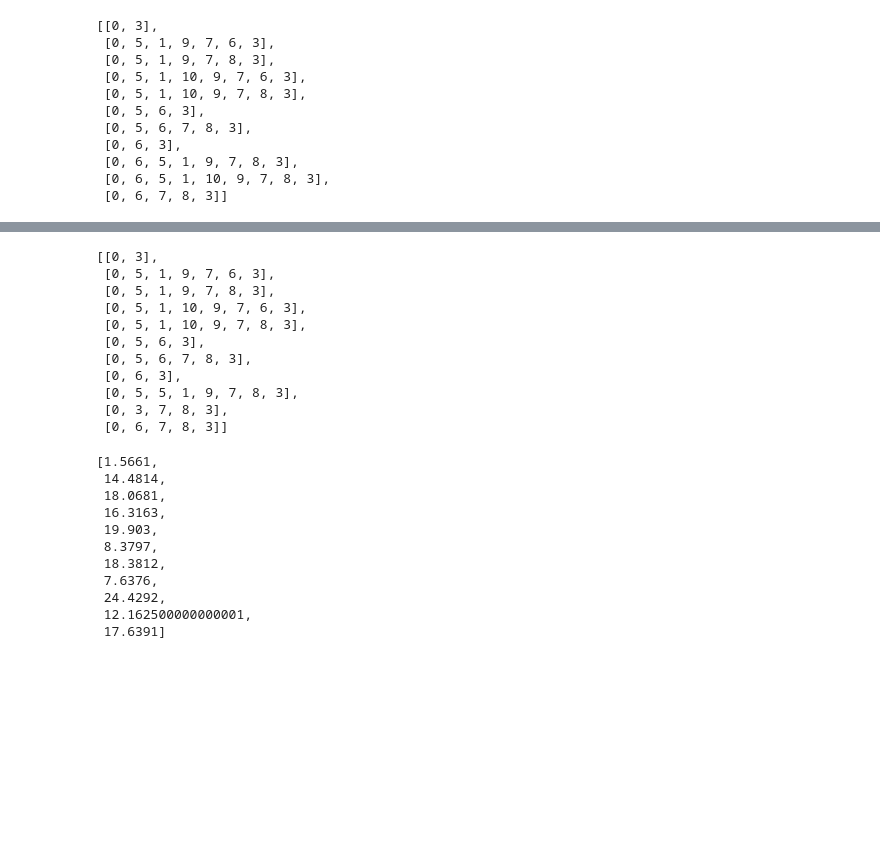
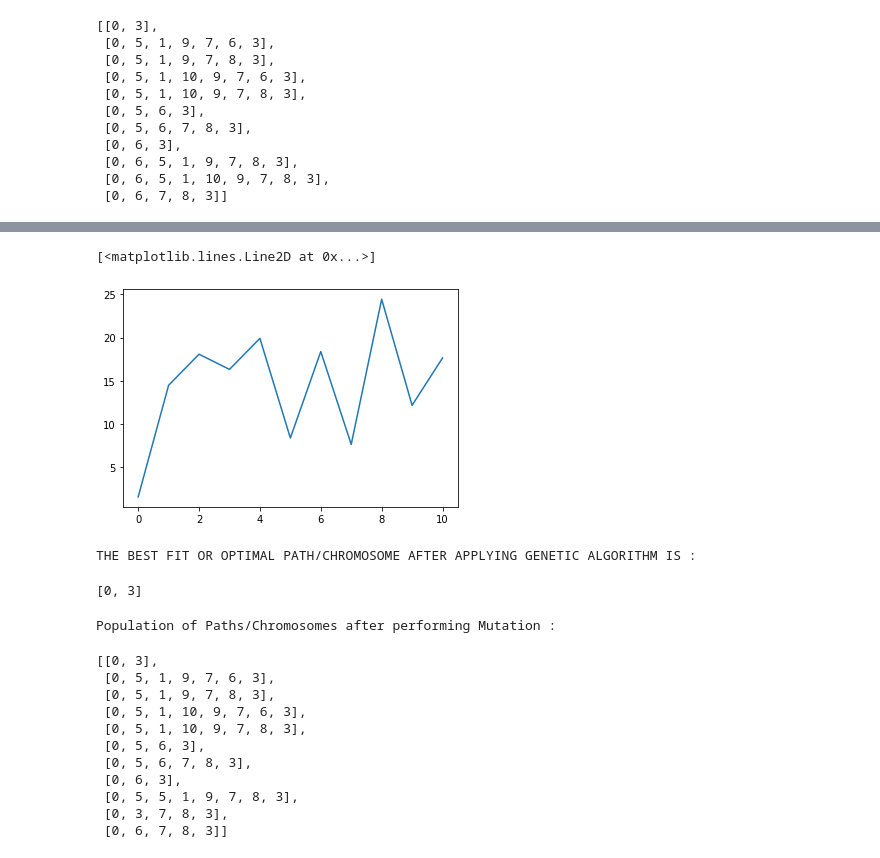
Before and after one commit to Muneebdw/IntelligentTransportationSystem, a Jupyter notebook: main.ipynb, the cells around one changed output, grey strips where cells are left out. Cells and saved outputs as stored; diff of their text form; code cells hidden in the pictures; blank space fills up the shorter version.

```diff
--- a/main.ipynb
+++ b/main.ipynb
@@ -434,32 +454,39 @@ print(child1_list)
+# %%
+#Graph of Fitness Values of Chromosomes  after Genetic Algorithm :
+plt.plot(fitness_list)
+# %% [output]
+[<matplotlib.lines.Line2D at 0x...>]
+[figure, added]
+# %%
+min_fitness_value = min(fitness_list)
+min_index_of_fintess = fitness_list.index(min_fitness_value)
+
+print("THE BEST FIT OR OPTIMAL PATH/CHROMOSOME AFTER APPLYING GENETIC ALGORITHM IS :")
+distancegraph.paths[min_index_of_fintess]
+# %% [output]
+THE BEST FIT OR OPTIMAL PATH/CHROMOSOME AFTER APPLYING GENETIC ALGORITHM IS :
+[0, 3]
 # %%
+#PERFORMING MUTATION :
+
 mutation_index = Calculate_max_fitness(fitness_list)
 unmutated_chromosome = distancegraph.paths[mutation_index]
 distancegraph.paths[mutation_index] = mutation(unmutated_chromosome)
 
+# Population of Mutated Chromosomes after performing Mutation :
+print ("Population of Paths/Chromosomes after performing Mutation :")
+fitness_list_after_mutation = Calculate_fitness(distancegraph_list)
 distancegraph.paths
 # %% [output]
-[[0, 3],
- [0, 5, 1, 9, 7, 6, 3],
- [0, 5, 1, 9, 7, 8, 3],
- [0, 5, 1, 10, 9, 7, 6, 3],
- [0, 5, 1, 10, 9, 7, 8, 3],
- [0, 5, 6, 3],
- [0, 5, 6, 7, 8, 3],
- [0, 6, 3],
- [0, 5, 5, 1, 9, 7, 8, 3],
- [0, 3, 7, 8, 3],
- [0, 6, 7, 8, 3]]
+Population of Paths/Chromosomes after performing Mutation :
+[[0, 3],
+ [0, 5, 1, 9, 7, 6, 3],
+ [0, 5, 1, 9, 7, 8, 3],
+ [0, 5, 1, 10, 9, 7, 6, 3],
+ [0, 5, 1, 10, 9, 7, 8, 3],
+ [0, 5, 6, 3],
+ [0, 5, 6, 7, 8, 3],
+ [0, 6, 3],
+ [0, 5, 5, 1, 9, 7, 8, 3],
+ [0, 3, 7, 8, 3],
+ [0, 6, 7, 8, 3]]
-# %%
-fitness_list
-# %% [output]
-[1.5661,
- 14.4814,
- 18.0681,
- 16.3163,
- 19.903,
- 8.3797,
- 18.3812,
- 7.6376,
- 24.4292,
- 12.162500000000001,
- 17.6391]
```
Also changed, not shown: parts of 15 cells of this notebook.
